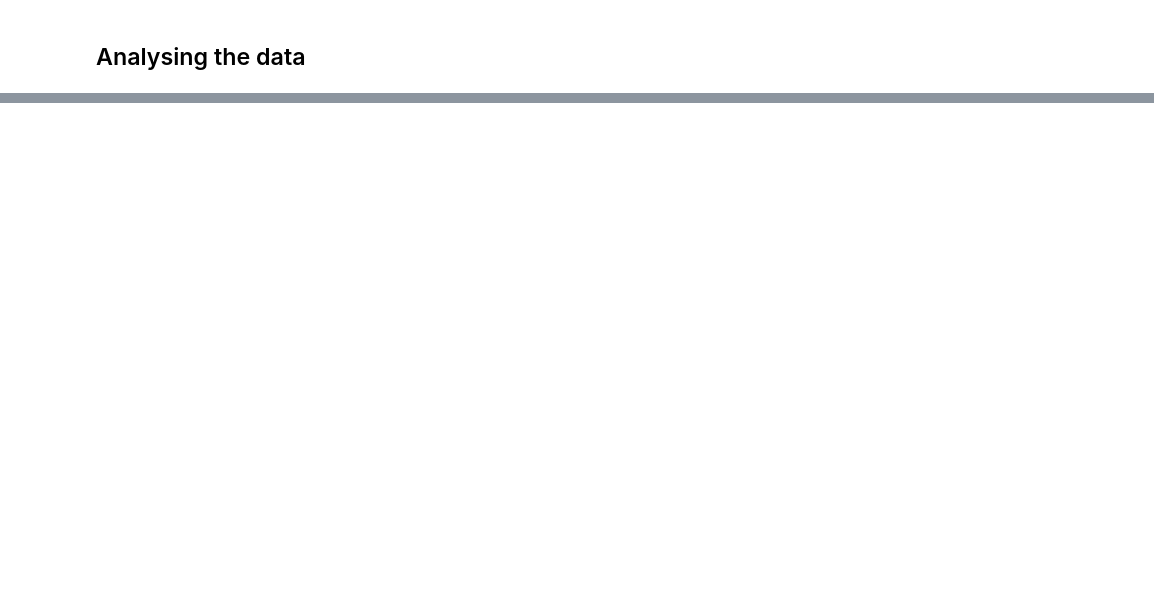
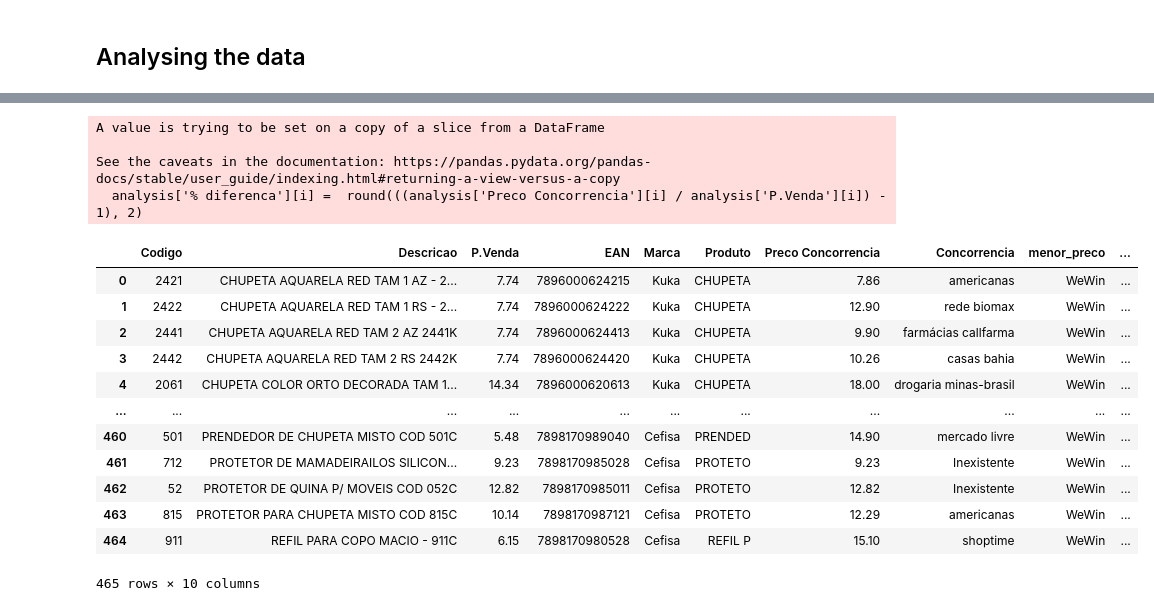
Before and after one commit to Joaosantos19/Competition-Price-Research, a Jupyter notebook: Data Analysis.ipynb, the cells around one changed output, grey strips where cells are left out. Saved outputs shown, nothing was run; the diff lists cells and outputs as text; code cells hidden in the pictures; blank space fills up the shorter version.

```diff
--- a/Data Analysis.ipynb
+++ b/Data Analysis.ipynb
@@ -74,2 +40,0 @@ def data_cleaning(table):
-# %%
-table = data_cleaning(table)
@@ -110,0 +52,10 @@ notnull: 100.00%
+# %%
+# Getting only the columns that we really need
+analysis = table[['Codigo', 'Descricao', 'P.Venda', 'EAN', 'Marca', 'Produto', 'Preco Concorrencia','Concorrencia']]
+# %%
+# Creating a new column to see which company has the better price in the internet
+for i in range(len(analysis)):
+    if analysis['P.Venda'][i] > analysis['Preco Concorrencia'][i]:
+        analysis['menor_preco'][i] = analysis['Concorrencia'][i]
+    if analysis['P.Venda'][i] < analysis['Preco Concorrencia'][i]:
+        analysis['menor_preco'][i] = 'WeWin'
@@ -110,0 +71,25 @@ notnull: 100.00%
+# %%
+# % difference
+for i in range(len(analysis)):
+    analysis['% diferenca'][i] =  round(((analysis['Preco Concorrencia'][i] / analysis['P.Venda'][i]) - 1), 2)
+# %% [output]
+A value is trying to be set on a copy of a slice from a DataFrame
+
+See the caveats in the documentation: https://pandas.pydata.org/pandas-docs/stable/user_guide/indexing.html#returning-a-view-versus-a-copy
+  analysis['% diferenca'][i] =  round(((analysis['Preco Concorrencia'][i] / analysis['P.Venda'][i]) - 1), 2)
+# %%
+analysis
+# %% [output]
+|  | Codigo | Descricao | P.Venda | EAN | Marca | Produto | Preco Concorrencia | Concorrencia | menor_preco | ... |
+| 0 | 2421 | CHUPETA AQUARELA RED TAM 1 AZ - 2... | 7.74 | 7896000624215 | Kuka | CHUPETA | 7.86 | americanas | WeWin | ... |
+| 1 | 2422 | CHUPETA AQUARELA RED TAM 1 RS - 2... | 7.74 | 7896000624222 | Kuka | CHUPETA | 12.90 | rede biomax | WeWin | ... |
+| 2 | 2441 | CHUPETA AQUARELA RED TAM 2 AZ 2441K | 7.74 | 7896000624413 | Kuka | CHUPETA | 9.90 | farmácias callfarma | WeWin | ... |
+| 3 | 2442 | CHUPETA AQUARELA RED TAM 2 RS 2442K | 7.74 | 7896000624420 | Kuka | CHUPETA | 10.26 | casas bahia | WeWin | ... |
+| 4 | 2061 | CHUPETA COLOR ORTO DECORADA TAM 1... | 14.34 | 7896000620613 | Kuka | CHUPETA | 18.00 | drogaria minas-brasil | WeWin | ... |
+| ... | ... | ... | ... | ... | ... | ... | ... | ... | ... | ... |
+| 460 | 501 | PRENDEDOR DE CHUPETA MISTO COD 501C | 5.48 | 7898170989040 | Cefisa | PRENDED | 14.90 | mercado livre | WeWin | ... |
+| 461 | 712 | PROTETOR DE MAMADEIRAILOS SILICON... | 9.23 | 7898170985028 | Cefisa | PROTETO | 9.23 | Inexistente | WeWin | ... |
+| 462 | 52 | PROTETOR DE QUINA P/ MOVEIS COD 052C | 12.82 | 7898170985011 | Cefisa | PROTETO | 12.82 | Inexistente | WeWin | ... |
+| 463 | 815 | PROTETOR PARA CHUPETA MISTO COD 815C | 10.14 | 7898170987121 | Cefisa | PROTETO | 12.29 | americanas | WeWin | ... |
+| 464 | 911 | REFIL PARA COPO MACIO - 911C | 6.15 | 7898170980528 | Cefisa | REFIL P | 15.10 | shoptime | WeWin | ... |
+465 rows × 10 columns
```
Also changed, not shown: parts of 35 cells of this notebook.
